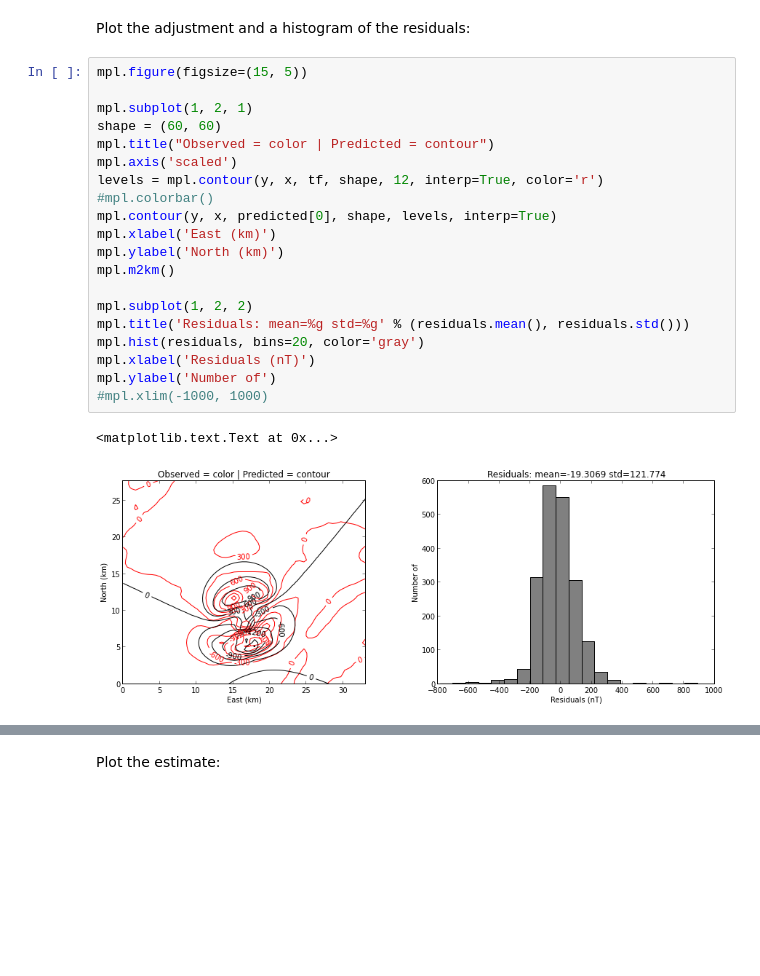
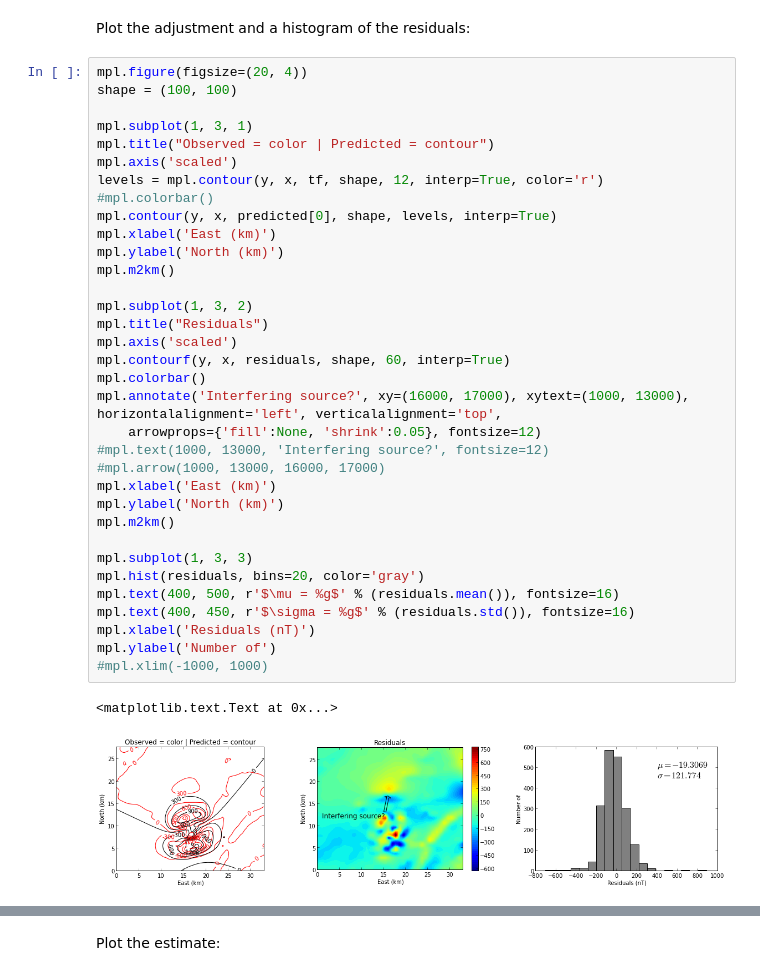
Before and after one commit to leouieda/agu-cancun2013, a Jupyter notebook: notebooks/ME-inversion.ipynb, the cells around one changed output, grey strips where cells are left out. Drawn from its saved outputs; the diff is of its cells as text; blank space fills up the shorter version.

Commit message:
Plot of the residuals in ME inversion shows interfering source

```diff
--- a/notebooks/ME-inversion.ipynb
+++ b/notebooks/ME-inversion.ipynb
@@ -146,25 +146,39 @@ Percent of residuals standard deviation: 3.08851631358
 # %% [markdown]
 Plot the adjustment and a histogram of the residuals:
 # %%
-mpl.figure(figsize=(15, 5))
+mpl.figure(figsize=(20, 4))
+shape = (100, 100)
 
-mpl.subplot(1, 2, 1)
-shape = (60, 60)
+mpl.subplot(1, 3, 1)
 mpl.title("Observed = color | Predicted = contour")
 mpl.axis('scaled')
 levels = mpl.contour(y, x, tf, shape, 12, interp=True, color='r')
 #mpl.colorbar()
 mpl.contour(y, x, predicted[0], shape, levels, interp=True)
 mpl.xlabel('East (km)')
 mpl.ylabel('North (km)')
 mpl.m2km()
 
-mpl.subplot(1, 2, 2)
-mpl.title('Residuals: mean=%g std=%g' % (residuals.mean(), residuals.std()))
+mpl.subplot(1, 3, 2)
+mpl.title("Residuals")
+mpl.axis('scaled')
+mpl.contourf(y, x, residuals, shape, 60, interp=True)
+mpl.colorbar()
+mpl.annotate('Interfering source?', xy=(16000, 17000), xytext=(1000, 13000), horizontalalignment='left', verticalalignment='top',
+    arrowprops={'fill':None, 'shrink':0.05}, fontsize=12)
+#mpl.text(1000, 13000, 'Interfering source?', fontsize=12)
+#mpl.arrow(1000, 13000, 16000, 17000)
+mpl.xlabel('East (km)')
+mpl.ylabel('North (km)')
+mpl.m2km()
+
+mpl.subplot(1, 3, 3)
 mpl.hist(residuals, bins=20, color='gray')
+mpl.text(400, 500, r'$\mu = %g$' % (residuals.mean()), fontsize=16)
+mpl.text(400, 450, r'$\sigma = %g$' % (residuals.std()), fontsize=16)
 mpl.xlabel('Residuals (nT)')
 mpl.ylabel('Number of')
 #mpl.xlim(-1000, 1000)
 # %% [output]
 <matplotlib.text.Text at 0x...>
-[figure, old version]
+[figure, new version]
```
Also changed, not shown: parts of 6 cells of this notebook.
